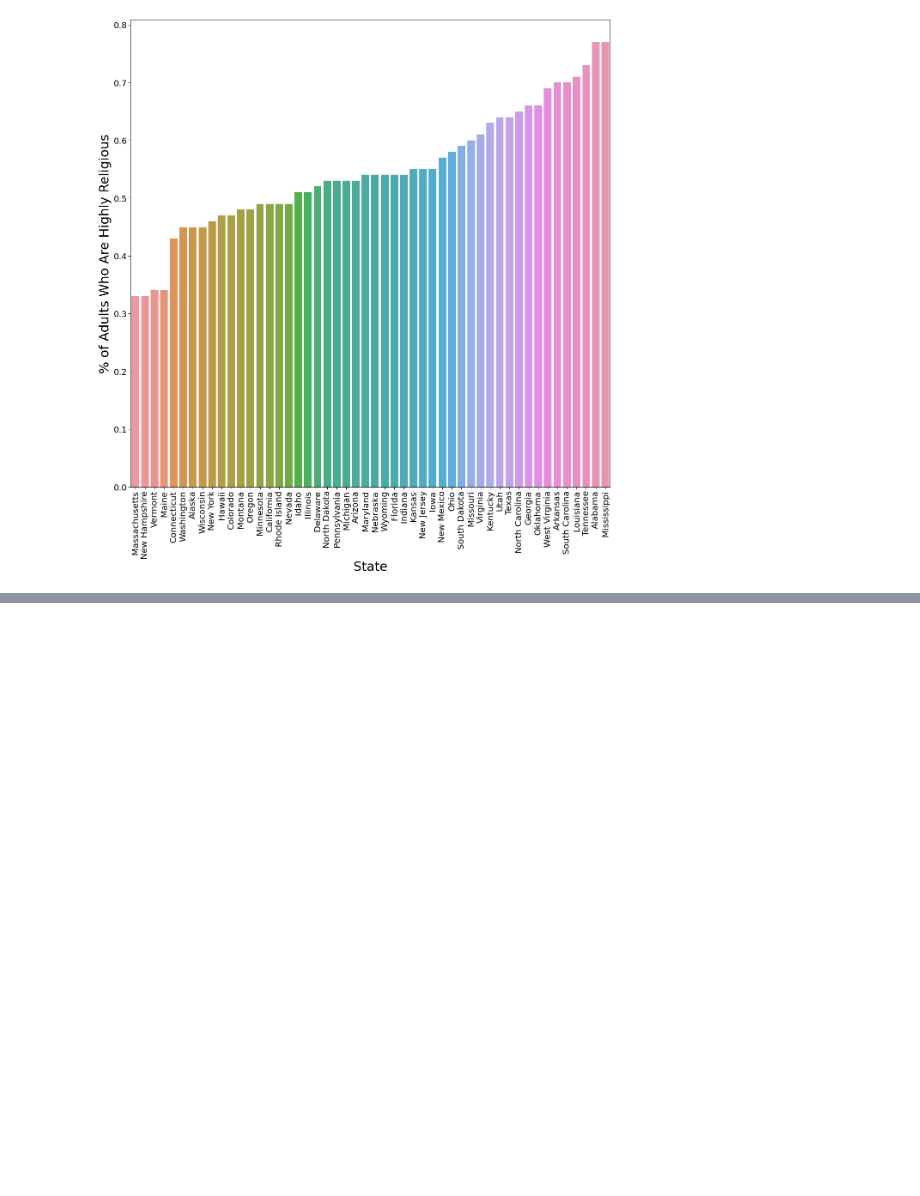
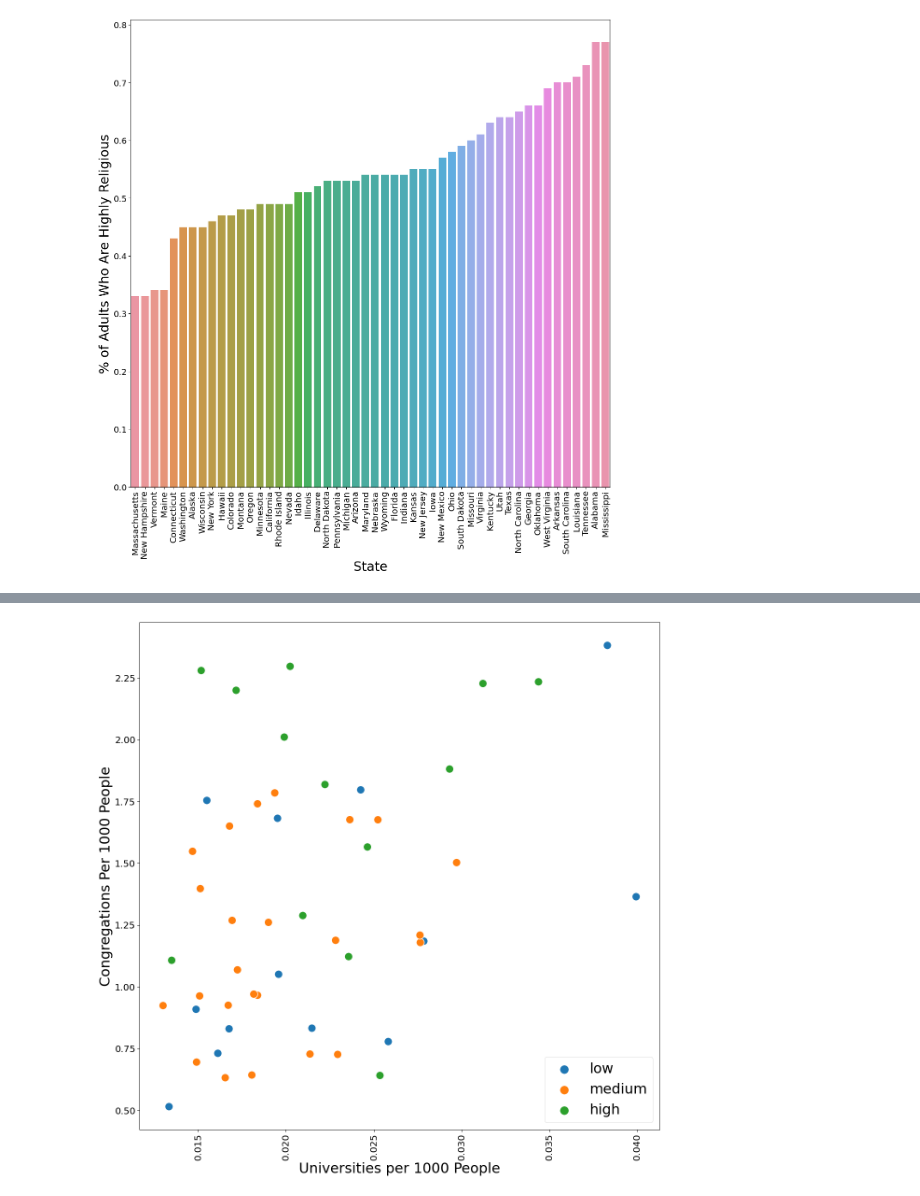
Before and after one commit to kirakirakira/Code-Louisville-Data-Science-Project, a Jupyter notebook: Education and Religion.ipynb, the cells around one changed output, grey strips where cells are left out. Cells and saved outputs as stored; diff of their text form; code cells hidden in the pictures; blank space fills up the shorter version.

```diff
--- a/Education and Religion.ipynb
+++ b/Education and Religion.ipynb
@@ -294,0 +285,3 @@ plt.show()
+# %%
+all_df['Religious Adherence Level'] = pd.qcut(all_df['Rates of Adherence per 1,000 Population'], q=[0, 0.25, 0.75, 1.0], labels =['low','medium','high'])
+all_df
@@ -294,0 +307,21 @@ plt.show()
+# %%
+import seaborn as sns
+
+sns.set_context('paper')
+
+plt.figure(figsize=(20, 20))
+
+b = sns.scatterplot(x="Universities per 1000 People", y = "Congregations Per 1000 People", data = all_df, hue="Religious Adherence Level", s = 300)
+plt.xticks(rotation=90, fontsize=20)
+plt.yticks(fontsize=20)
+lgnd = plt.legend(fontsize=30, title_fontsize=30, loc='lower right')
+lgnd.legendHandles[0]._sizes = [300]
+lgnd.legendHandles[1]._sizes = [300]
+lgnd.legendHandles[2]._sizes = [300]
+
+b.set_xlabel("Universities per 1000 People", fontsize=30)
+b.set_ylabel("Congregations Per 1000 People", fontsize=30)
+
+plt.show()
+# %% [output]
+[figure, added]
```
Also changed, not shown: parts of 11 cells of this notebook, 2 other files.
